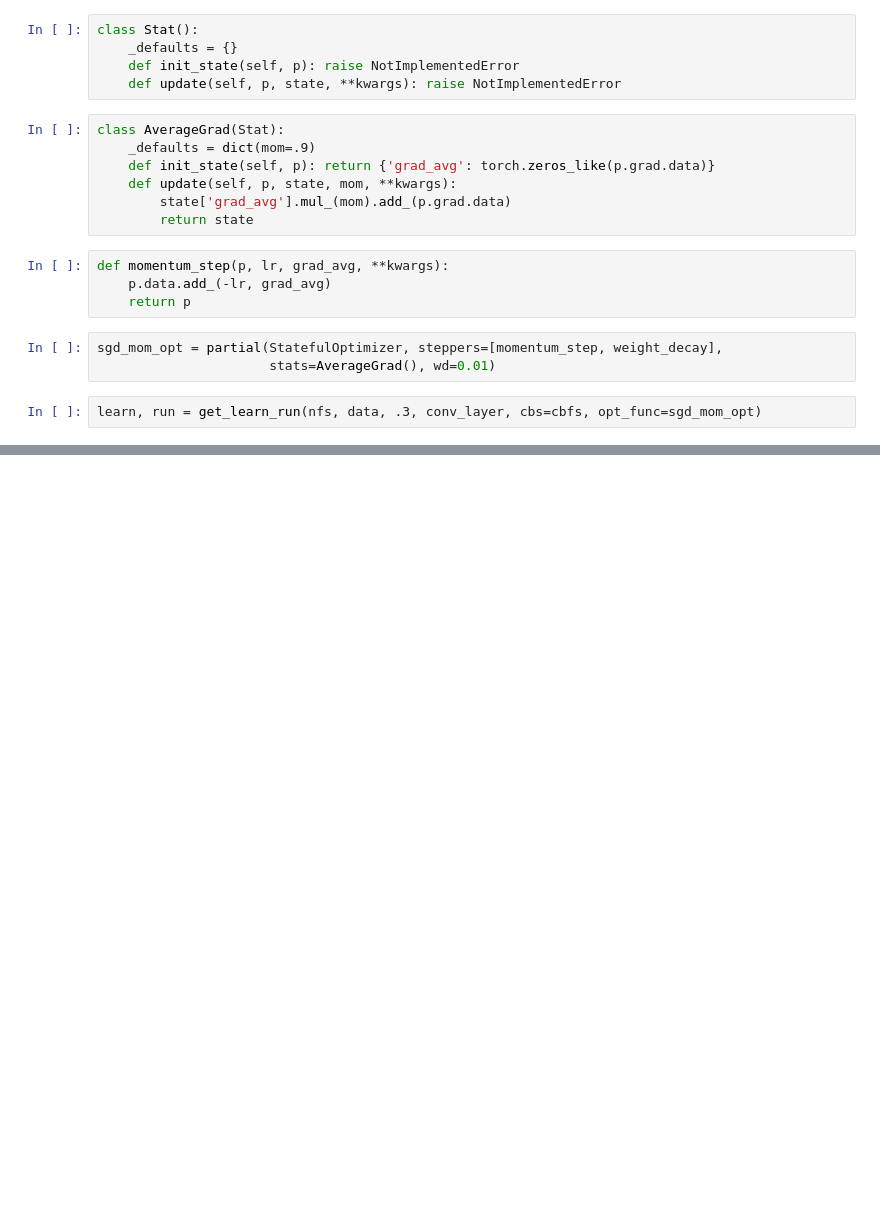
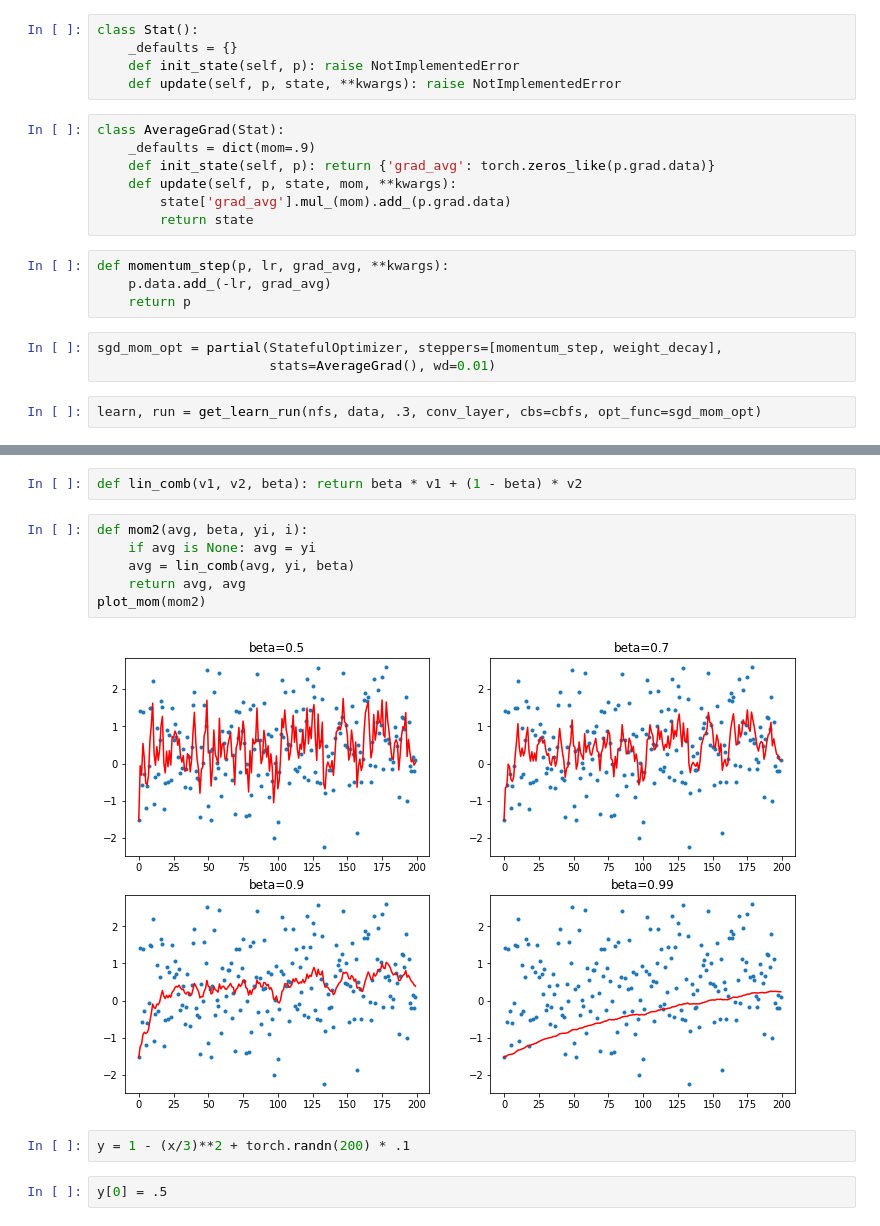
Before and after one commit to qAp/course-v3, a Jupyter notebook: nbs/dl2/09_optimizers-lookntype.ipynb, the cells around one changed output, grey strips where cells are left out. Saved outputs shown, nothing was run; the diff lists cells and outputs as text; blank space fills up the shorter version.

```diff
--- a/nbs/dl2/09_optimizers-lookntype.ipynb
+++ b/nbs/dl2/09_optimizers-lookntype.ipynb
@@ -236,0 +262,14 @@ valid: [2.44590771484375, tensor(0.2080, device='cuda:0')]
+# %%
+def lin_comb(v1, v2, beta): return beta * v1 + (1 - beta) * v2
+# %%
+def mom2(avg, beta, yi, i):
+    if avg is None: avg = yi
+    avg = lin_comb(avg, yi, beta)
+    return avg, avg
+plot_mom(mom2)
+# %% [output]
+[figure, added]
+# %%
+y = 1 - (x/3)**2 + torch.randn(200) * .1
+# %%
+y[0] = .5
```
Also changed, not shown: parts of 25 cells of this notebook.
